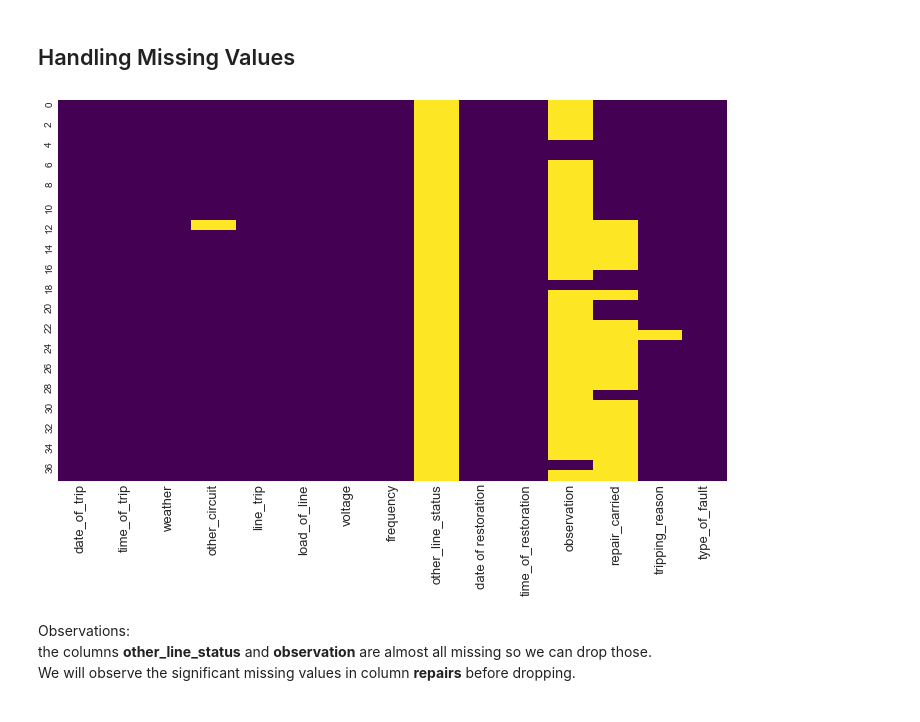
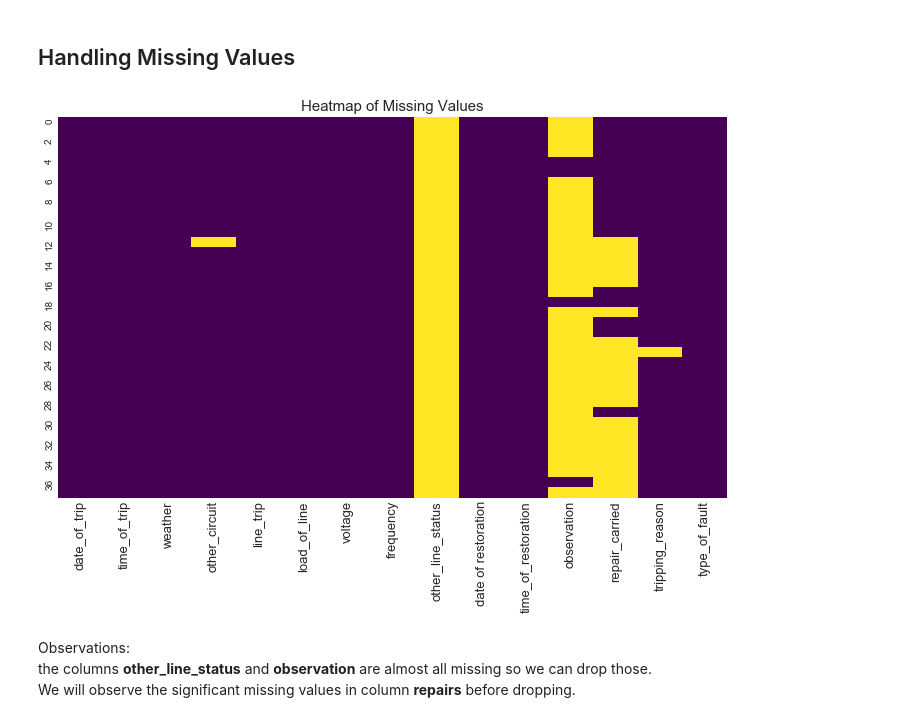
Before and after one commit to hashbanger/Data_Capstone_Mini_Projects, a Jupyter notebook: Electrical Faults/Electrical Failure Analysis.ipynb, the cells around one changed output. Cells and saved outputs as stored; diff of their text form; code cells hidden in the pictures.

```diff
--- a/Electrical Faults/Electrical Failure Analysis.ipynb
+++ b/Electrical Faults/Electrical Failure Analysis.ipynb
@@ -53,10 +53,11 @@ Our Target Class is the **type_of_fault**
 # %%
 plt.figure(figsize=(12,7))
 f = sns.heatmap(data.isnull(), cbar = False, cmap = 'viridis')
 f.set_xticklabels(labels = f.get_xticklabels(), fontdict={'fontsize':13})
+plt.title("Heatmap of Missing Values", fontsize = 15)
 plt.show()
 # %% [output]
-[figure, old version]
+[figure, new version]
 # %% [markdown]
 Observations:
 the columns **other_line_status** and **observation** are almost all missing so we can drop those.
```
Also changed, not shown: parts of 10 cells of this notebook.
